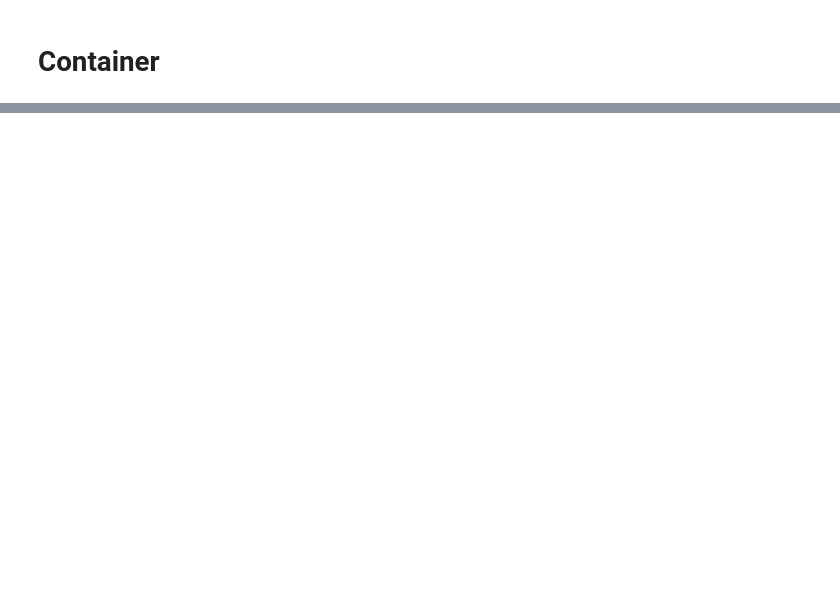
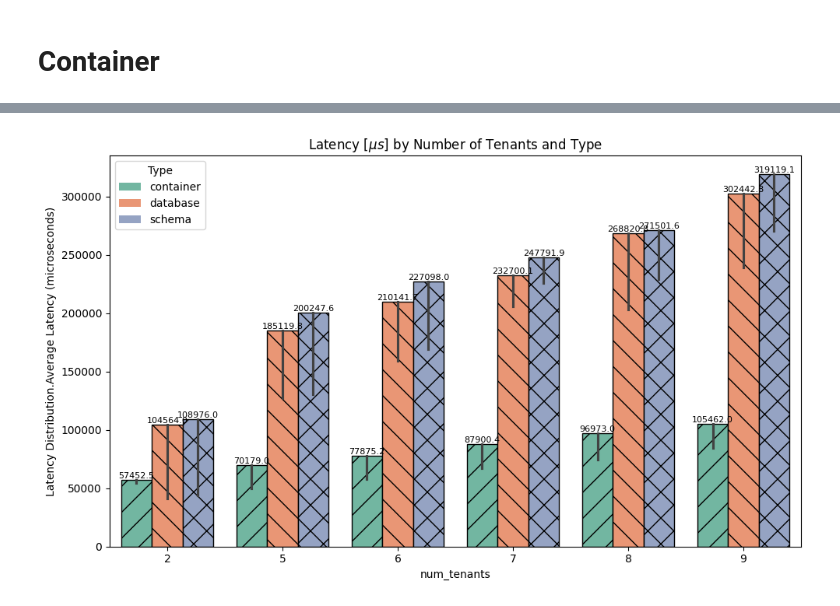
Before and after one commit to Beuth-Erdelt/Benchmark-Experiment-Host-Manager, a Jupyter notebook: dev/MT-Benchbase-Merge.ipynb, the cells around one changed output, grey strips where cells are left out. Saved outputs shown, nothing was run; the diff lists cells and outputs as text; code cells hidden in the pictures; blank space fills up the shorter version.

```diff
--- a/dev/MT-Benchbase-Merge.ipynb
+++ b/dev/MT-Benchbase-Merge.ipynb
@@ -252,0 +271,4 @@ Visible bar 5: height=2624.413174215911, x=1.2666666666666666
+# %%
+plot_bars(df_performance, y='Latency Distribution.Average Latency (microseconds)', title='Latency [$\mu s$]', estimator='max')
+# %% [output]
+[figure, added]
```
Also changed, not shown: parts of 26 cells of this notebook, 8 other files.
